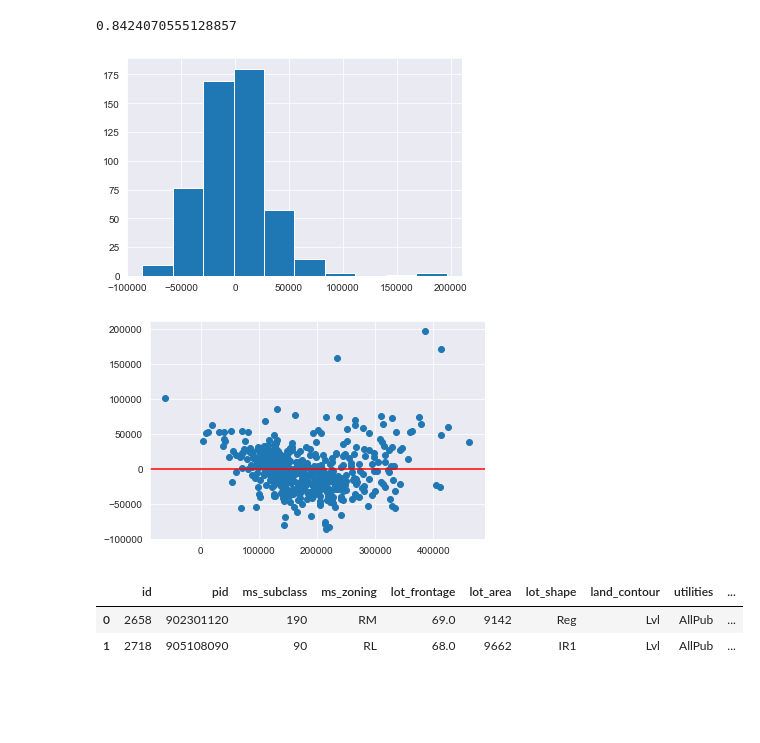
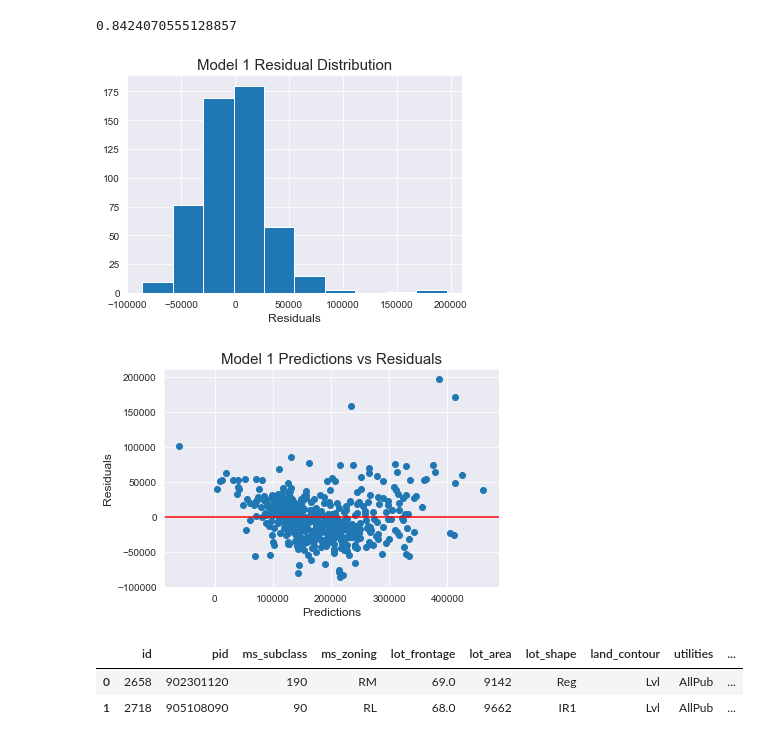
Before and after one commit to ajoneal/ames-iowa-housing-project, a Jupyter notebook: modeling.ipynb, the cells around one changed output. Drawn from its saved outputs; the diff is of its cells as text; code cells hidden in the pictures; blank space fills up the shorter version.

```diff
--- a/modeling.ipynb
+++ b/modeling.ipynb
@@ -81,14 +81,21 @@ preds1 = lr1.predict(X1_test)
 # %%
 residuals1 = y1_test - preds1
 # %%
-plt.hist(residuals1);
+plt.title('Model 1 Residual Distribution', size=15)
+plt.xlabel('Residuals', size=12)
+plt.hist(residuals1)
+plt.savefig('./visualizations/model1_res_dist.png', bbox_inches='tight');
 # %% [output]
-[figure, old version]
+[figure, new version]
 # %%
+plt.title('Model 1 Predictions vs Residuals', size=15)
+plt.xlabel('Predictions', size=12)
+plt.ylabel('Residuals', size=12)
 plt.scatter(preds1, residuals1)
-plt.axhline(0, color='r');
+plt.axhline(0, color='r')
+plt.savefig('./visualizations/model1_preds_vs_res.png', bbox_inches='tight');
 # %% [output]
-[figure, old version]
+[figure, new version]
 # %%
 kaggle_preds1 = lr1.predict(test_df1[features1])
 # %%
```
Also changed, not shown: parts of 11 cells of this notebook, 15 other files.
